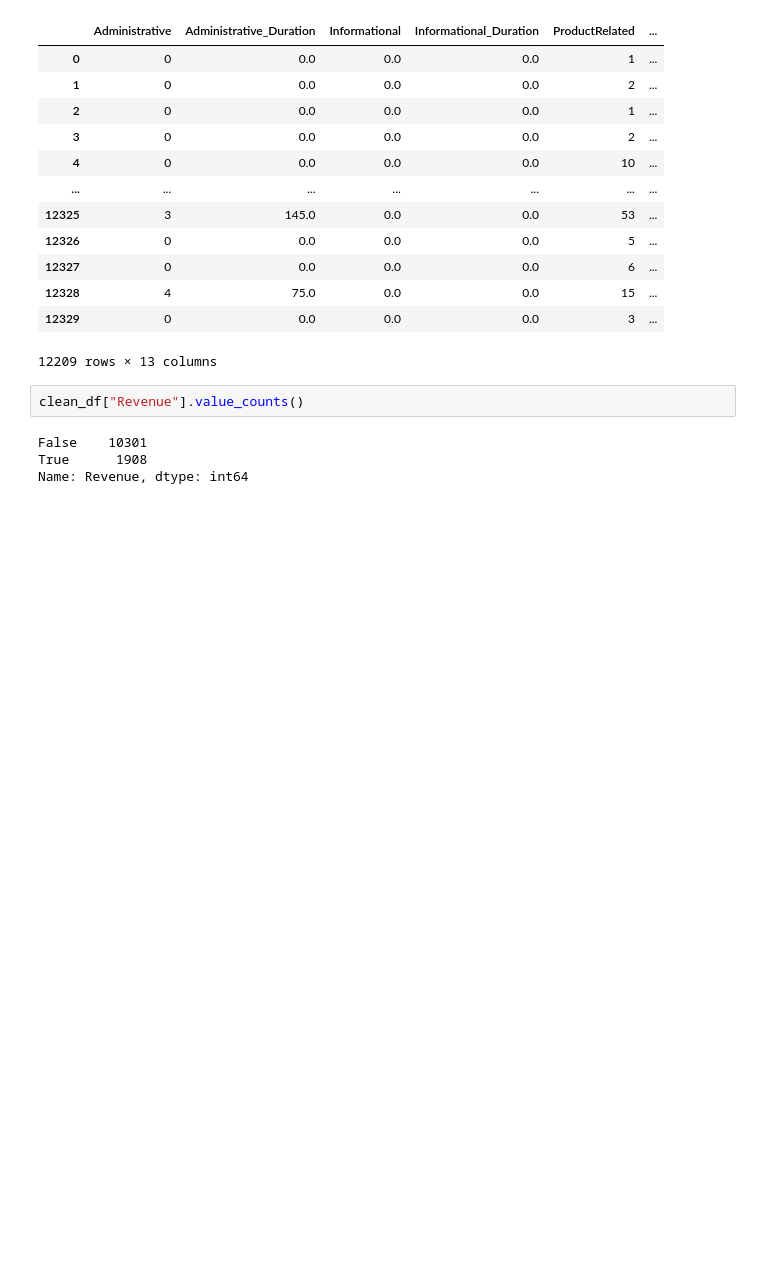
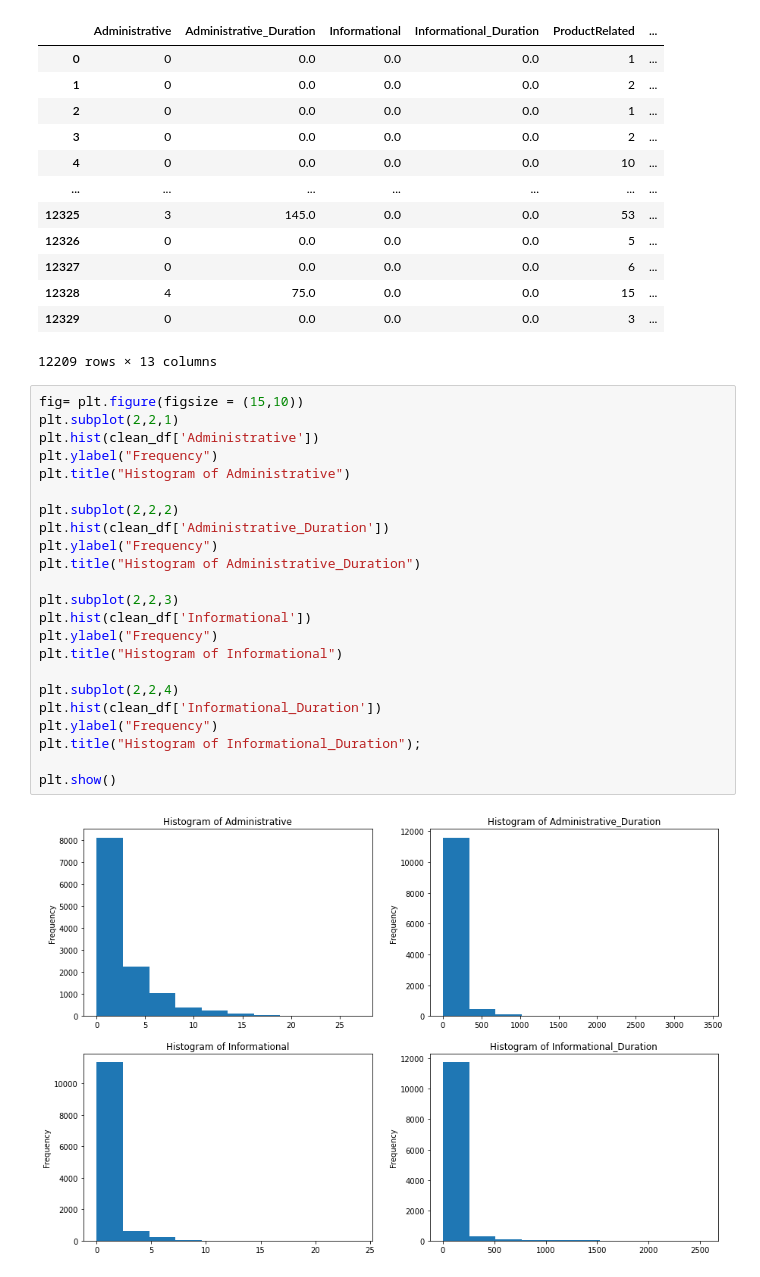
Before and after one commit to justinm329/E_Commerce-, a Jupyter notebook: Untitled.ipynb, the cells around one changed output. Saved outputs shown, nothing was run; the diff lists cells and outputs as text; blank space fills up the shorter version.

```diff
--- a/Untitled.ipynb
+++ b/Untitled.ipynb
@@ -226,9 +226,28 @@ clean_df
 | 12328 | 4 | 75.0 | 0.0 | 0.0 | 15 | ... |
 | 12329 | 0 | 0.0 | 0.0 | 0.0 | 3 | ... |
 12209 rows × 13 columns
-# %%
-clean_df["Revenue"].value_counts()
-# %% [output]
-False    10301
-True      1908
-Name: Revenue, dtype: int64
+# %%
+fig= plt.figure(figsize = (15,10))
+plt.subplot(2,2,1)
+plt.hist(clean_df['Administrative'])
+plt.ylabel("Frequency")
+plt.title("Histogram of Administrative")
+
+plt.subplot(2,2,2)
+plt.hist(clean_df['Administrative_Duration'])
+plt.ylabel("Frequency")
+plt.title("Histogram of Administrative_Duration")
+
+plt.subplot(2,2,3)
+plt.hist(clean_df['Informational'])
+plt.ylabel("Frequency")
+plt.title("Histogram of Informational")
+
+plt.subplot(2,2,4)
+plt.hist(clean_df['Informational_Duration'])
+plt.ylabel("Frequency")
+plt.title("Histogram of Informational_Duration");
+
+plt.show()
+# %% [output]
+[figure, added]
```
Also changed, not shown: parts of 23 cells of this notebook, 2 other files.
